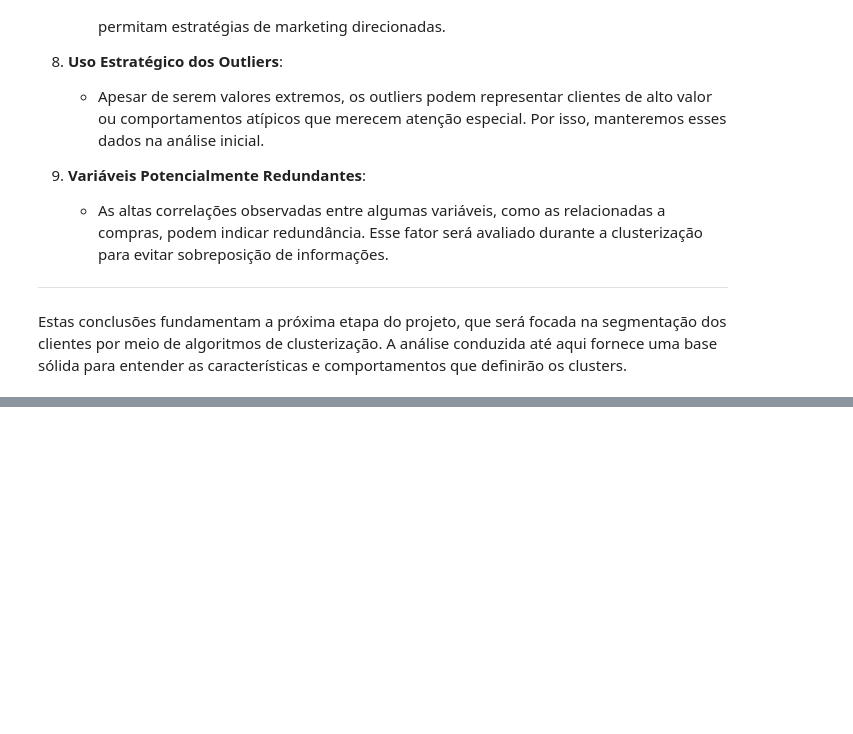
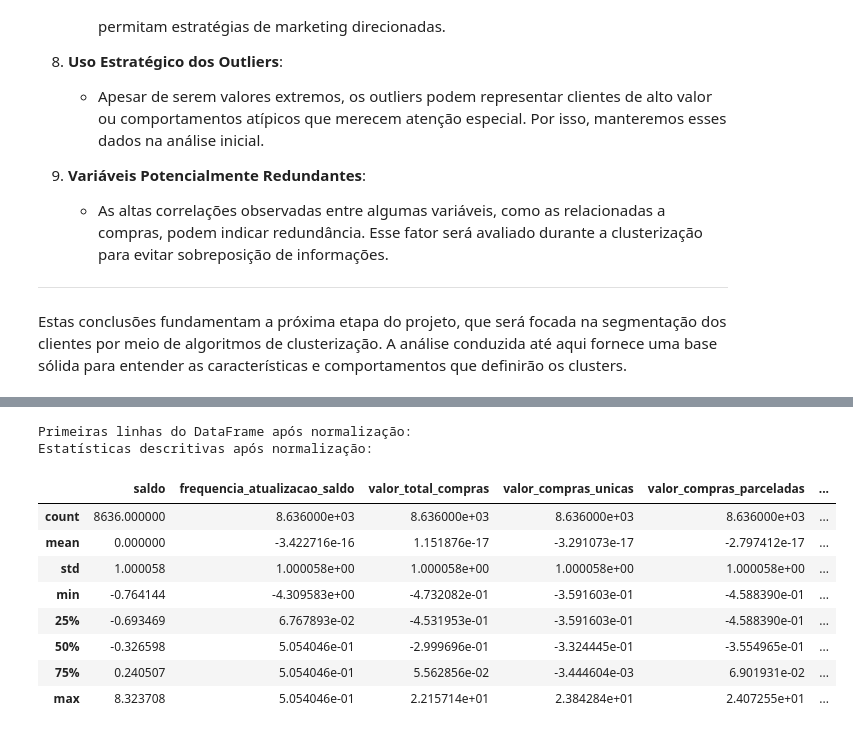
Before and after one commit to tnleite/credit-card-customer-clustering, a Jupyter notebook: 02-Analise/credit-card-customer-clustering.ipynb, the cells around one changed output, grey strips where cells are left out. Saved outputs shown, nothing was run; the diff lists cells and outputs as text; code cells hidden in the pictures; blank space fills up the shorter version.

```diff
--- a/02-Analise/credit-card-customer-clustering.ipynb
+++ b/02-Analise/credit-card-customer-clustering.ipynb
@@ -866,0 +965,35 @@ Estas conclusões fundamentam a próxima etapa do projeto, que será focada na s
+# %%
+# Etapa 2: Normalização dos Dados
+
+# Justificativa:
+# - Normalizar os dados é essencial para garantir que todas as variáveis tenham peso igual no processo de clusterização.
+# - Variáveis com magnitudes muito diferentes (ex.: 'saldo' e 'frequencia_compras') podem distorcer os resultados.
+
+# Inicializando o StandardScaler para padronizar os dados
+scaler = StandardScaler()
+
+# Aplicando a normalização apenas às variáveis numéricas selecionadas
+dados_normalizados = scaler.fit_transform(variaveis_clusterizacao)
+
+# Convertendo o resultado de volta para um DataFrame com as mesmas colunas originais
+df_normalizado = pd.DataFrame(dados_normalizados, columns=variaveis_clusterizacao.columns)
+
+# Verificando as primeiras linhas do DataFrame normalizado
+print("Primeiras linhas do DataFrame após normalização:")
+df_normalizado.head()
+
+# Verificando as estatísticas descritivas para confirmar a normalização (média próxima de 0 e desvio padrão próximo de 1)
+print("Estatísticas descritivas após normalização:")
+df_normalizado.describe()
+# %% [output]
+Primeiras linhas do DataFrame após normalização:
+Estatísticas descritivas após normalização:
+|  | saldo | frequencia_atualizacao_saldo | valor_total_compras | valor_compras_unicas | valor_compras_parceladas | ... |
+| count | 8636.000000 | 8.636000e+03 | 8.636000e+03 | 8.636000e+03 | 8.636000e+03 | ... |
+| mean | 0.000000 | -3.422716e-16 | 1.151876e-17 | -3.291073e-17 | -2.797412e-17 | ... |
+| std | 1.000058 | 1.000058e+00 | 1.000058e+00 | 1.000058e+00 | 1.000058e+00 | ... |
+| min | -0.764144 | -4.309583e+00 | -4.732082e-01 | -3.591603e-01 | -4.588390e-01 | ... |
+| 25% | -0.693469 | 6.767893e-02 | -4.531953e-01 | -3.591603e-01 | -4.588390e-01 | ... |
+| 50% | -0.326598 | 5.054046e-01 | -2.999696e-01 | -3.324445e-01 | -3.554965e-01 | ... |
+| 75% | 0.240507 | 5.054046e-01 | 5.562856e-02 | -3.444604e-03 | 6.901931e-02 | ... |
+| max | 8.323708 | 5.054046e-01 | 2.215714e+01 | 2.384284e+01 | 2.407255e+01 | ... |
```
Also changed, not shown: parts of 11 cells of this notebook.
